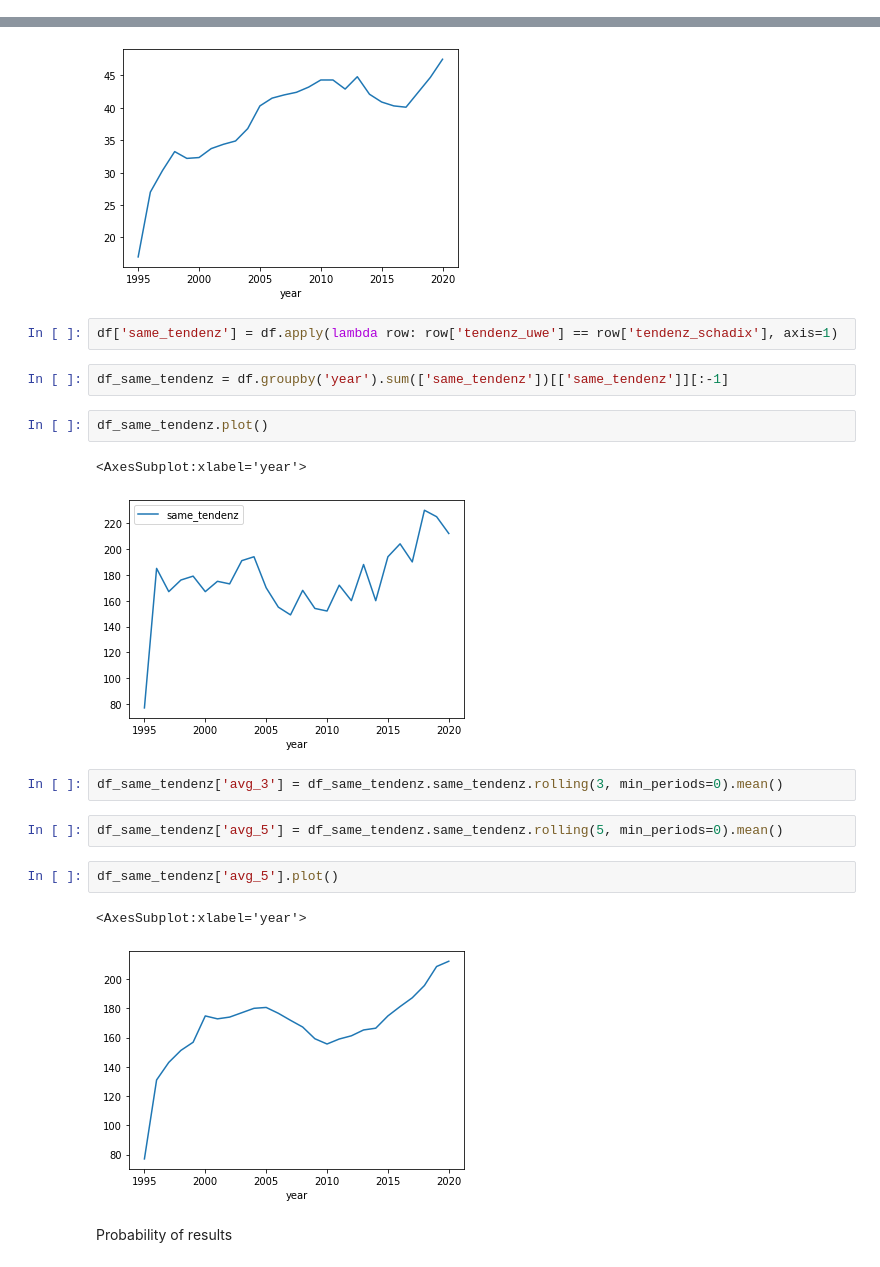
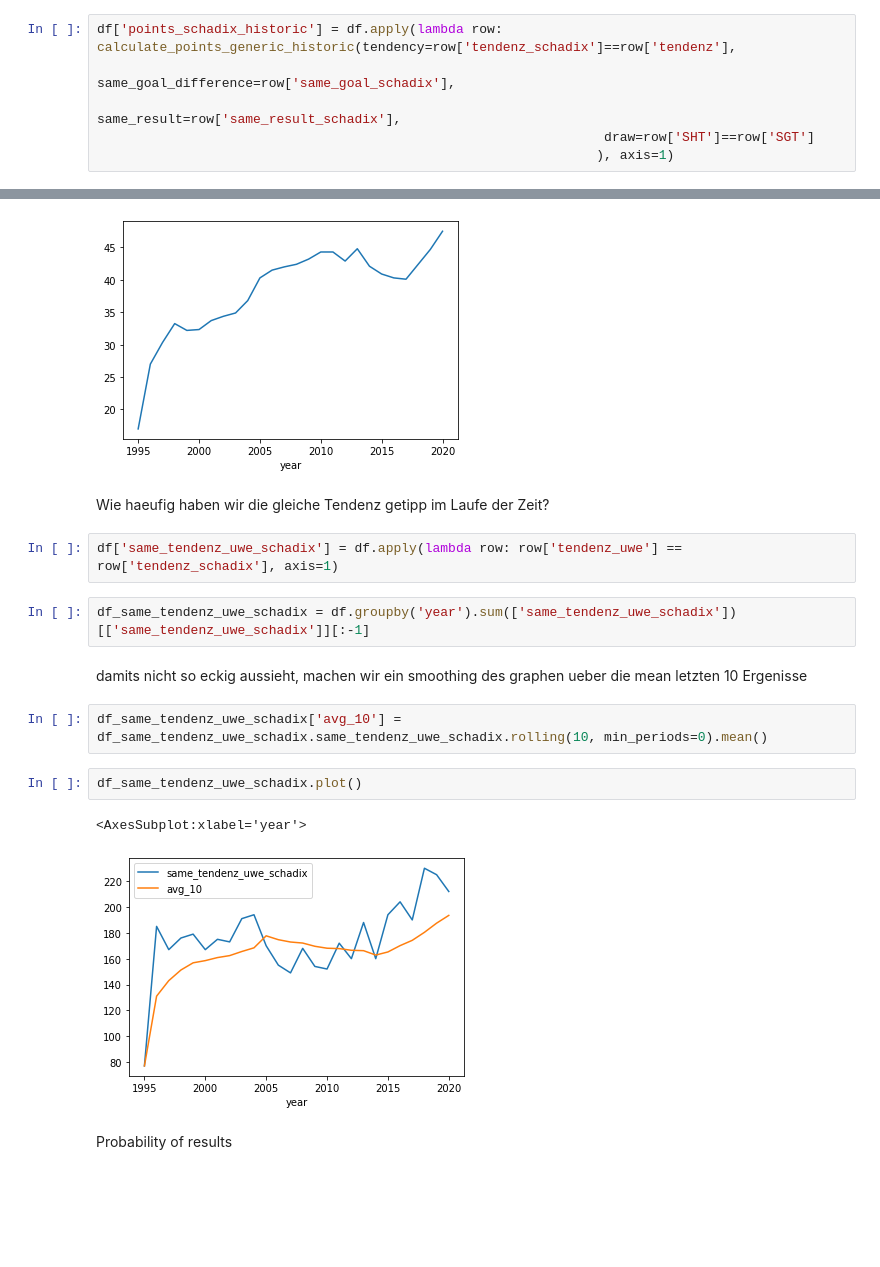
Before and after one commit to Schadix/biertoto_python, a Jupyter notebook: biertoto.ipynb, the cells around one changed output, grey strips where cells are left out. Saved outputs shown, nothing was run; the diff lists cells and outputs as text; blank space fills up the shorter version.

```diff
--- a/biertoto.ipynb
+++ b/biertoto.ipynb
@@ -141 +196,7 @@ df['points_schadix'] = df.apply(lambda row: calculate_points_generic(tendency=ro
                                                                 ), axis=1)
+# %%
+df['points_schadix_historic'] = df.apply(lambda row: calculate_points_generic_historic(tendency=row['tendenz_schadix']==row['tendenz'],
+                                                                 same_goal_difference=row['same_goal_schadix'],
+                                                                 same_result=row['same_result_schadix'],
+                                                                 draw=row['SHT']==row['SGT']
+                                                                ), axis=1)
@@ -234,24 +351,21 @@ df_same_tipps_over_time['avg_10'].plot()
 # %% [output]
 <AxesSubplot:xlabel='year'>
 [figure]
+# %% [markdown]
+Wie haeufig haben wir die gleiche Tendenz getipp im Laufe der Zeit?
 # %%
-df['same_tendenz'] = df.apply(lambda row: row['tendenz_uwe'] == row['tendenz_schadix'], axis=1)
+df['same_tendenz_uwe_schadix'] = df.apply(lambda row: row['tendenz_uwe'] == row['tendenz_schadix'], axis=1)
 # %%
-df_same_tendenz = df.groupby('year').sum(['same_tendenz'])[['same_tendenz']][:-1]
+df_same_tendenz_uwe_schadix = df.groupby('year').sum(['same_tendenz_uwe_schadix'])[['same_tendenz_uwe_schadix']][:-1]
+# %% [markdown]
+damits nicht so eckig aussieht, machen wir ein smoothing des graphen ueber die mean letzten 10 Ergenisse
+# %%
+df_same_tendenz_uwe_schadix['avg_10'] = df_same_tendenz_uwe_schadix.same_tendenz_uwe_schadix.rolling(10, min_periods=0).mean()
 # %%
-df_same_tendenz.plot()
+df_same_tendenz_uwe_schadix.plot()
 # %% [output]
 <AxesSubplot:xlabel='year'>
-[figure, old version]
+[figure, new version]
-# %%
-df_same_tendenz['avg_3'] = df_same_tendenz.same_tendenz.rolling(3, min_periods=0).mean()
-# %%
-df_same_tendenz['avg_5'] = df_same_tendenz.same_tendenz.rolling(5, min_periods=0).mean()
-# %%
-df_same_tendenz['avg_5'].plot()
-# %% [output]
-<AxesSubplot:xlabel='year'>
-[figure, removed]
 # %% [markdown]
 Probability of results
 # %%
```
Also changed, not shown: parts of 73 cells of this notebook, 3 other files.
